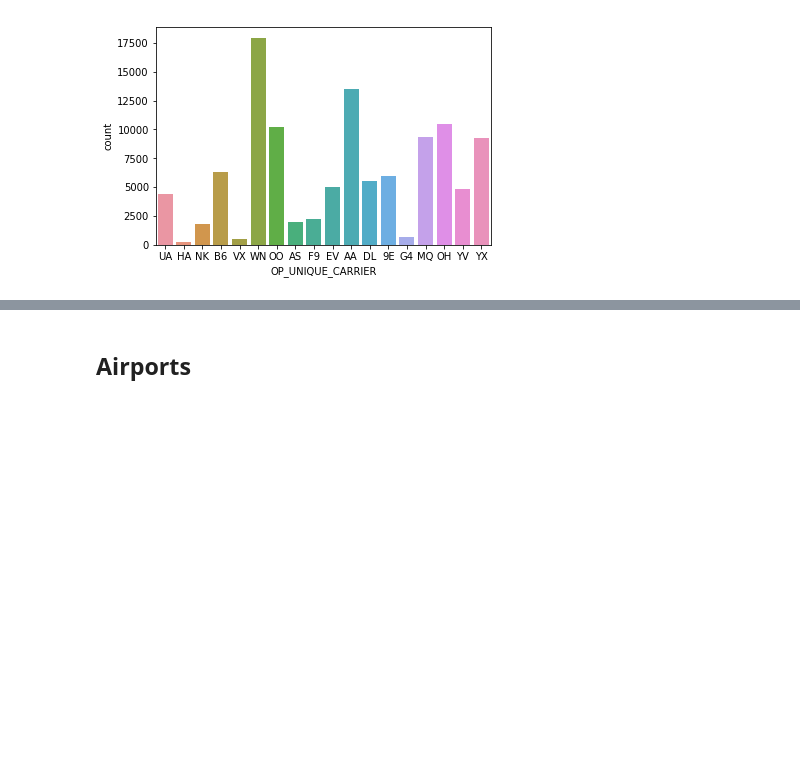
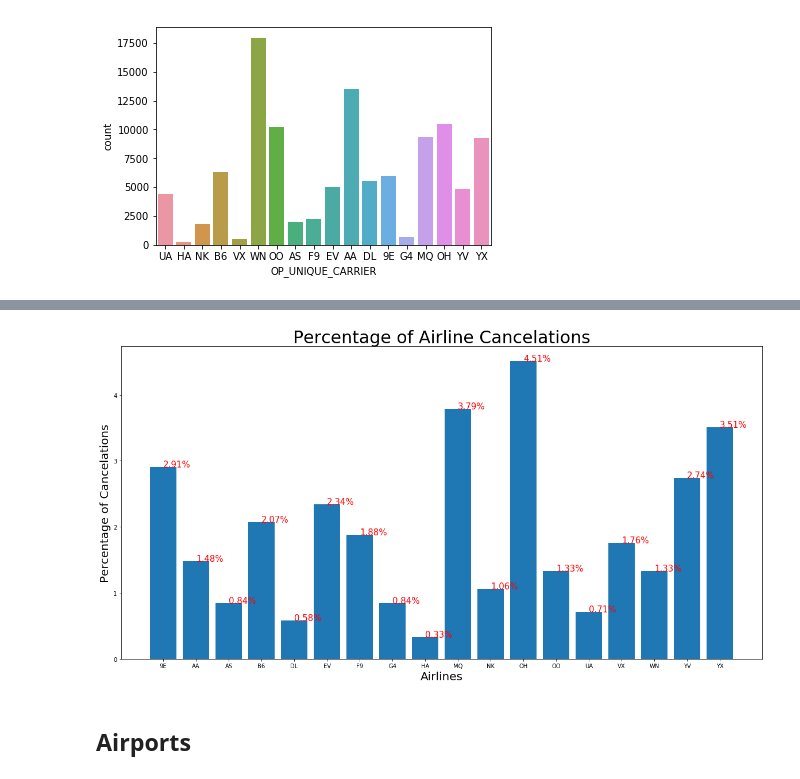
Before and after one commit to Arimorris/canceled_flights, a Jupyter notebook: visuals.ipynb, the cells around one changed output, grey strips where cells are left out. Cells and saved outputs as stored; diff of their text form; code cells hidden in the pictures; blank space fills up the shorter version.

```diff
--- a/visuals.ipynb
+++ b/visuals.ipynb
@@ -195,0 +217,8 @@ sns.countplot(cancel['OP_UNIQUE_CARRIER'])
+# %%
+a = yearly['Airlines']
+line = list(a.values())
+a_pct = []
+
+#get a list of what % of flights were canceled per month
+for x in range(len(a)):
+    a_pct.append(round((carry[x]/line[x]) * 100,2))
@@ -196,3 +246,14 @@ sns.countplot(cancel['OP_UNIQUE_CARRIER'])
+# %%
+plt.figure(figsize=(20,10))
+plt.bar(carrier, a_pct)
+plt.title("Percentage of Airline Cancelations", fontsize =30)
+plt.xlabel('Airlines', fontsize =20)
+plt.ylabel('Percentage of Cancelations', fontsize =20)
+for a,b in zip(carrier, a_pct):
+    plt.text(a, b, str(b) + '%', fontsize =15, color ='r')
+plt.show()
+# %% [output]
+[figure, added]
 # %% [markdown]
 ## Airports
 # %%
```
Also changed, not shown: parts of 6 cells of this notebook.
